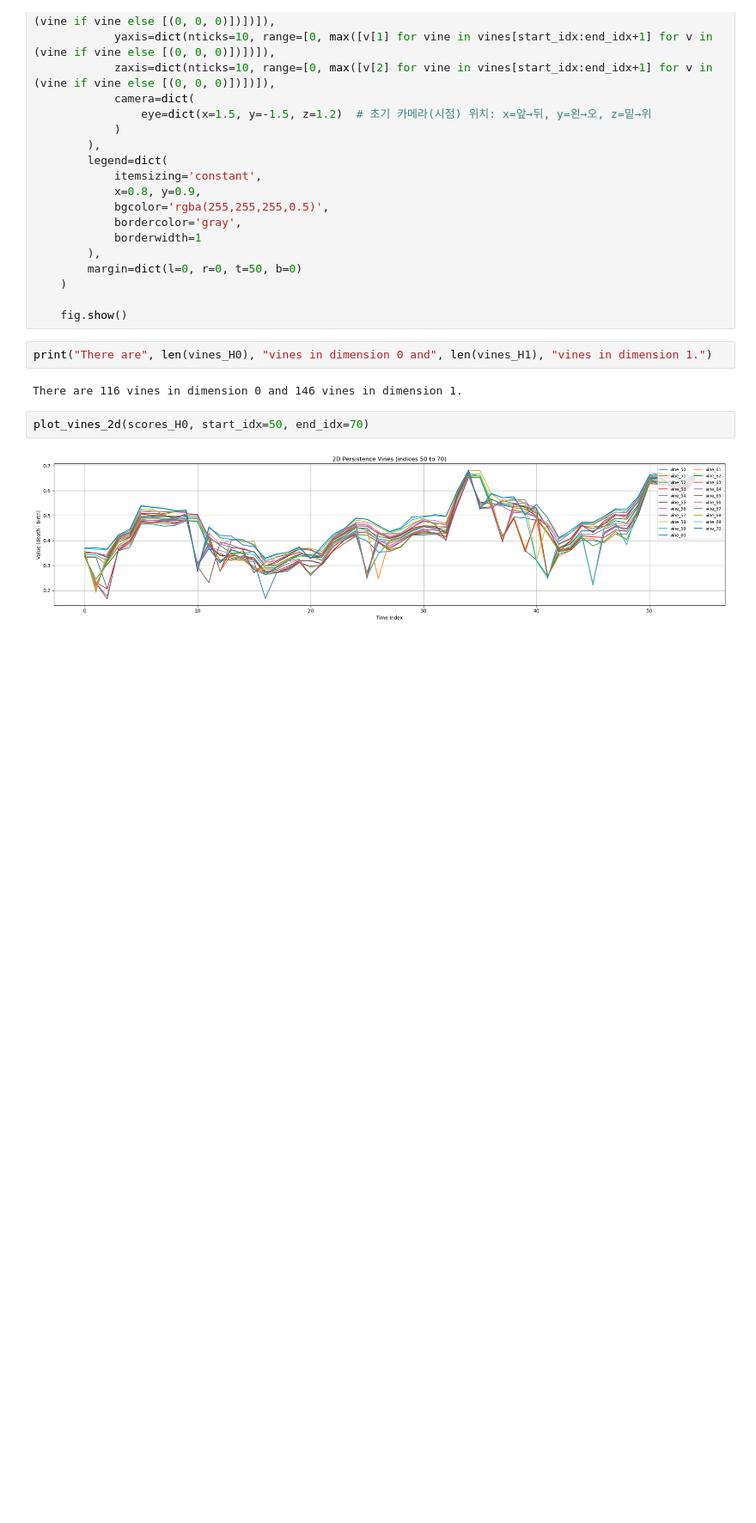
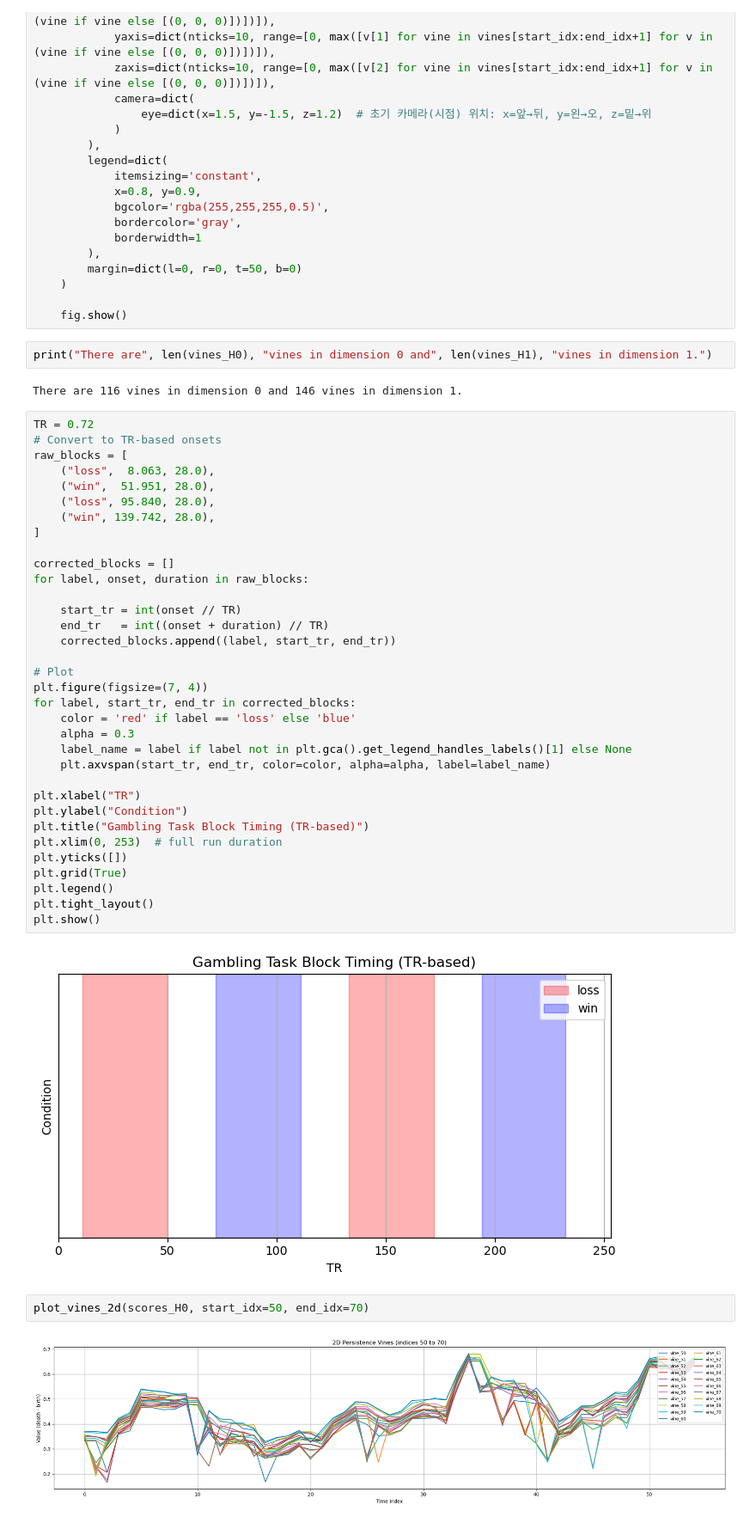
Before and after one commit to jhjeong-lab/BrainNetworkTDA, a Jupyter notebook: Analysis/Vineyards.ipynb, the cells around one changed output. Shown at 86% size. Cells and saved outputs as stored; diff of their text form; blank space fills up the shorter version.

```diff
--- a/Analysis/Vineyards.ipynb
+++ b/Analysis/Vineyards.ipynb
@@ -325,6 +325,42 @@ def plotly_vines_3d(vines, start_idx=0, end_idx=None):
 print("There are", len(vines_H0), "vines in dimension 0 and", len(vines_H1), "vines in dimension 1.")
 # %% [output]
 There are 116 vines in dimension 0 and 146 vines in dimension 1.
+# %%
+TR = 0.72
+# Convert to TR-based onsets
+raw_blocks = [
+    ("loss",  8.063, 28.0),
+    ("win",  51.951, 28.0),
+    ("loss", 95.840, 28.0),
+    ("win", 139.742, 28.0),
+]
+
+corrected_blocks = []
+for label, onset, duration in raw_blocks:
+
+    start_tr = int(onset // TR)
+    end_tr   = int((onset + duration) // TR)
+    corrected_blocks.append((label, start_tr, end_tr))
+
+# Plot
+plt.figure(figsize=(7, 4))
+for label, start_tr, end_tr in corrected_blocks:
+    color = 'red' if label == 'loss' else 'blue'
+    alpha = 0.3
+    label_name = label if label not in plt.gca().get_legend_handles_labels()[1] else None
+    plt.axvspan(start_tr, end_tr, color=color, alpha=alpha, label=label_name)
+
+plt.xlabel("TR")
+plt.ylabel("Condition")
+plt.title("Gambling Task Block Timing (TR-based)")
+plt.xlim(0, 253)  # full run duration
+plt.yticks([])
+plt.grid(True)
+plt.legend()
+plt.tight_layout()
+plt.show()
+# %% [output]
+[figure, added]
 # %%
 plot_vines_2d(scores_H0, start_idx=50, end_idx=70)
 # %% [output]
```
Also changed, not shown: parts of 2 cells of this notebook, 4 other files.
